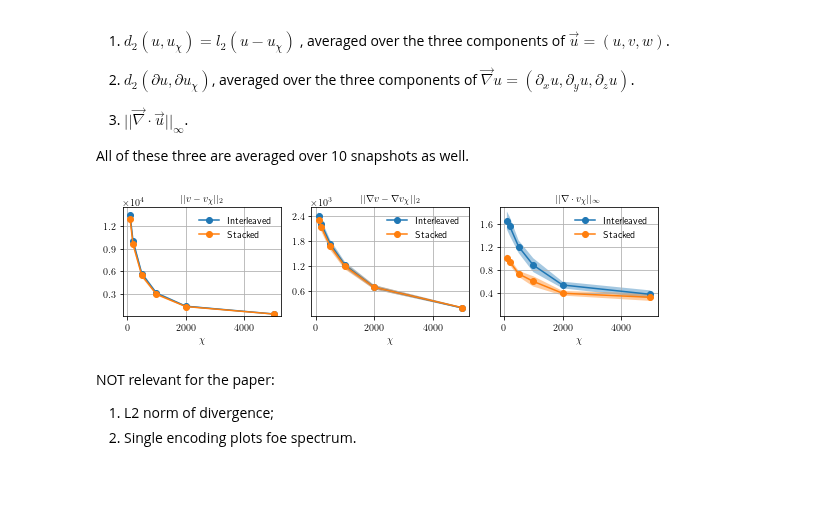
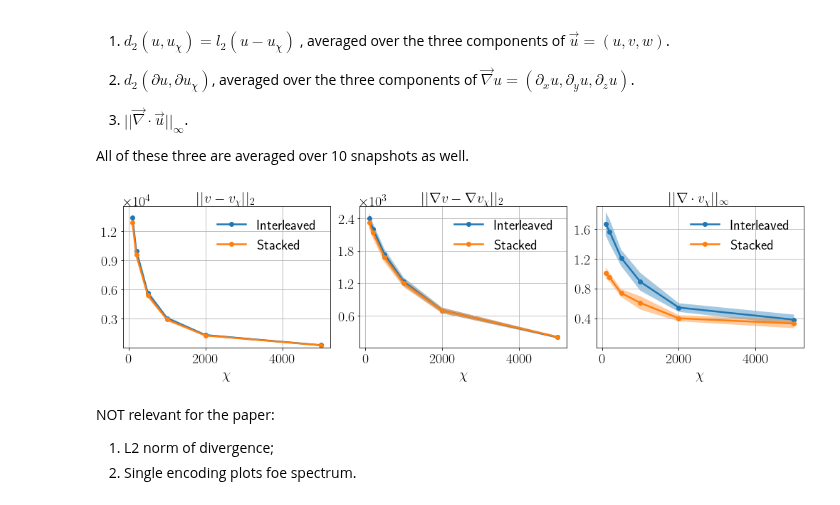
Before and after one commit to stefanopisoni/TN_Turbulence, a Jupyter notebook: Snapshots_compression/Snapshot_compression_plot.ipynb, the cells around one changed output. Cells and saved outputs as stored; diff of their text form; code cells hidden in the pictures.

Commit message:
plots

```diff
--- a/Snapshots_compression/Snapshot_compression_plot.ipynb
+++ b/Snapshots_compression/Snapshot_compression_plot.ipynb
@@ -225,12 +225,12 @@ plt.rcParams.update({
     "font.family": "sans-serif",
     "font.sans-serif": ["Computer Modern Sans Serif"],
     "text.latex.preamble": r"\renewcommand{\familydefault}{\sfdefault}",
-    "lines.linewidth": 1.5,           # thicker lines
-    # "axes.labelsize": 24,
-    # "axes.titlesize": 24,
-    # "legend.fontsize": 20,            # default legend font size (overridden below)
-    # "xtick.labelsize": 22,
-    # "ytick.labelsize": 22
+    "lines.linewidth": 2.5,
+    "axes.labelsize": 20,
+    "axes.titlesize": 20,
+    "legend.fontsize": 20,
+    "xtick.labelsize": 20,
+    "ytick.labelsize": 20
 })
 
 # Define snapshots, encodings, and BD_MAX values
@@ -279,7 +279,7 @@ mean_grad, var_grad = load_stats("l_2_grad",      include_component=True)
 mean_div,  var_div  = load_stats("div_l_inf_norm", include_component=False)
 
 # Create 1×3 figure
-fig, axes = plt.subplots(1, 3, figsize=(8, 2.4), sharex=True)
+fig, axes = plt.subplots(1, 3, figsize=(14, 4), sharex=True)
 
 titles = [
     r'$||v - v_{\chi}||_2$',
@@ -299,39 +299,39 @@ for ax, title, (mean_dict, var_dict) in zip(axes, titles, stats):
         label     = 'Stacked' if enc=='sta' else 'Interleaved'
         linestyle = '-' if enc=='sta' else '-'
         ax.plot(
             bd_max_values,
             mean_vals,
             marker='o',
             linestyle=linestyle,
             label=label
         )
         ax.fill_between(
             bd_max_values,
             mean_vals - std_dev,
             mean_vals + std_dev,
             alpha=0.4
         )
     # ax.set_xscale('log')
-    ax.set_xlabel(r'$\chi$', fontsize=10)
-    ax.set_title(title, fontsize=10)
+    ax.set_xlabel(r'$\chi$')
+    ax.set_title(title)
     ax.grid(True)
 
     # formatting tweaks
     ax.set_ylim(bottom=0)
     ax.yaxis.set_major_locator(MaxNLocator(nbins=5, prune='both'))
     ax.ticklabel_format(style='sci', axis='y', scilimits=(0,0))
-    ax.yaxis.get_offset_text().set_fontsize(10)
-    ax.tick_params(axis='both', which='major', labelsize=10)
-    ax.legend(fontsize=10, frameon=False)
+    # ax.yaxis.get_offset_text().set_fontsize(10)
+    ax.tick_params(axis='both', which='major')
+    ax.legend(frameon=False)
 
 # Common y-label only on the leftmost subplot
 # axes[0].set_ylabel('Value (scientific notation)', fontsize=10)
 
 plt.tight_layout()
 plt.savefig("Plots/single_snap_stat.pdf", format="pdf")
 plt.show()
 # %% [output]
-[figure, old version]
+[figure, new version]
 # %% [markdown]
 NOT relevant for the paper:
 1) L2 norm of divergence;
```
Also changed, not shown: 1 other file.
